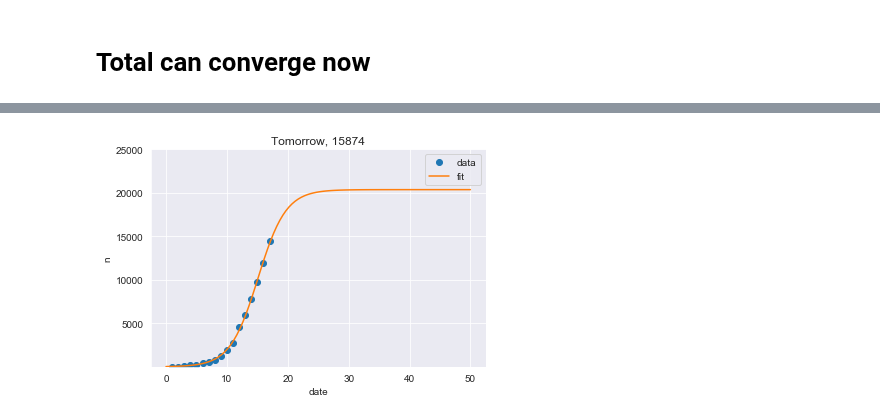
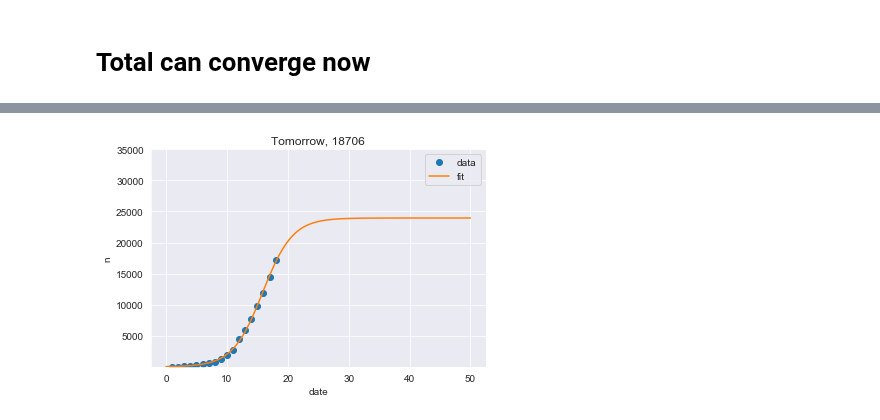
Before and after one commit to tongbaojia/vr_2020, a Jupyter notebook: Virus.ipynb, the cells around one changed output, grey strips where cells are left out. Cells and saved outputs as stored; diff of their text form; code cells hidden in the pictures.

```diff
--- a/Virus.ipynb
+++ b/Virus.ipynb
@@ -4,6 +4,7 @@ Data: https://zh.wikipedia.org/wiki/%E6%96%B0%E5%9E%8B%E5%86%A0%E7%8B%80%E7%97%8
 Also here:
 https://news.sina.cn/zt_d/yiqing0121
 # %%
+# daily increase
 c = [
     0,
     1,
@@ -23,5 +24,6 @@ c = [
     1750,
     2010,
     2125,
-    2524
+    2524,
+    2826
 ]
@@ -107,16 +113,16 @@ plt.show()
 # %% [markdown]
 # Growth rate is also exp
 # %%
-starting_index = 4
+starting_index = 1
 x_data = np.arange(1, len(c[starting_index:])+1)
 y_data = np.array(c[starting_index:])
 # initial guess for curve fit coefficients
-def power(x, a, b, c):
-    return b * (x ** a) + c
+def power(x, a, b, c, d):
+    return a * (x ** b) + c * x + d
 
 popt, pcov = curve_fit(power, x_data, y_data, sigma=np.sqrt(y_data))
 print(popt)
-print(r_squared(x_data, y_data, popt, power))
+print(r_squared(x_data, y_data, power, popt))
 x = np.linspace(0, 20, 100)
 y = power(x, *popt)
 
@@ -138,54 +143,45 @@ None
 # %% [markdown]
 # Total can converge now
-# %%
-def r_squared(x_data, y_data, popt, func):
-    residuals = ydata - func(xdata, *popt)
-    ss_res = np.sum(residuals**2)
-    ss_tot = np.sum((ydata-np.mean(ydata))**2)
-    r_squared = 1 - (ss_res / ss_tot)
-    print(r_squared)
 # %%
 def sigmoid(x, a, n, b, c):
     y = n * 1 / (1  +  b * n * a ** (-c - x))
     return y
 
-# initial guess for curve fit coefficients
-ydata = np.array(total)
-guess = [1, 40000, 2, 10]
-popt, pcov = curve_fit(sigmoid, xdata, ydata, p0=guess, sigma=np.sqrt(xdata), bounds=([0, 1.5E4, 0, 0], [30, 1E6, 30, 30]))
-print(popt)
+def prediction(my_func, name="sigmoid"):
+    # initial guess for curve fit coefficients
+    ydata = np.array(total)
+    guess = [1, 30000, 2, 10]
+    popt, pcov = curve_fit(my_func, xdata, ydata, p0=guess, sigma=np.sqrt(xdata), bounds=([0, 1.5E4, 0, 0], [30, 1E6, 50, 50]))
+    print(popt)
+    print(r_squared(xdata, ydata, my_func, popt))
 
-residuals = ydata - sigmoid(xdata, *popt)
-ss_res = np.sum(residuals**2)
-ss_tot = np.sum((ydata-np.mean(ydata))**2)
-r_squared = 1 - (ss_res / ss_tot)
-print(r_squared)
+    perr = np.sqrt(np.diag(pcov))
+    popt_up = popt + nstd * perr
+    popt_down = popt - nstd * perr
 
-perr = np.sqrt(np.diag(pcov))
-popt_up = popt + nstd * perr
-popt_down = popt - nstd * perr
+    x = np.linspace(0, 50, 100)
+    y = my_func(x, *popt)
 
-x = np.linspace(0, 50, 100)
-y = sigmoid(x, *popt)
 
-tmr = len(xdata) + 1
-pred = int(sigmoid(tmr, *popt))
-pred_up = int(sigmoid(tmr, *popt_up))
-pred_down = int(sigmoid(tmr, *popt_down))
-print(pred_up, pred_down)
-print(pred, int(sigmoid(tmr + 1, *popt)), int(sigmoid(tmr + 2, *popt)))
+    tmr = len(xdata) + 1
+    pred = int(my_func(tmr, *popt))
+    pred_up = int(my_func(tmr, *popt_up))
+    pred_down = int(my_func(tmr, *popt_down))
+    print(pred_up, pred_down)
+    print(pred, int(my_func(tmr + 1, *popt)), int(my_func(tmr + 2, *popt)))
 
-plt.plot(xdata, ydata, 'o', label='data')
-plt.plot(x, y, label='fit')
-# plt.plot(x, sigmoid(x, *popt_up), c='g', dashes=[6, 2], lw=1., label='95% cf up')
-# plt.plot(x, sigmoid(x, *popt_down), c='b', dashes=[6, 2], lw=1., label='95% cf down')
-plt.title("Tomorrow, {}".format(pred))
-plt.ylim(1, 2.5E4)
-plt.savefig('Plots/2_2_2020_sigmoid.png', dpi=300)
-plt.legend(loc='best')
-plt.xlabel('date')
-plt.ylabel('n')
-plt.show()
-plt.plot(xdata, residuals, 'o', label='residuals')
-plt.show()
+    plt.plot(xdata, ydata, 'o', label='data')
+    plt.plot(x, y, label='fit')
+    plt.title("Tomorrow, {}".format(pred))
+    plt.ylim(1, 3.5E4)
+    plt.savefig('Plots/2_3_2020_{}.png'.format(name), dpi=300)
+    plt.legend(loc='best')
+    plt.xlabel('date')
+    plt.ylabel('n')
+    plt.show()
+    residuals = ydata - my_func(xdata, *popt)
+    plt.plot(xdata, residuals, 'o', label='residuals')
+    plt.show()
+
+prediction(sigmoid, "sigmoid")
 # %% [output]
@@ -196 +192 @@ plt.show()
-[figure, old version]
+[figure, new version]
```
Also changed, not shown: parts of 6 cells of this notebook, 3 other files.
